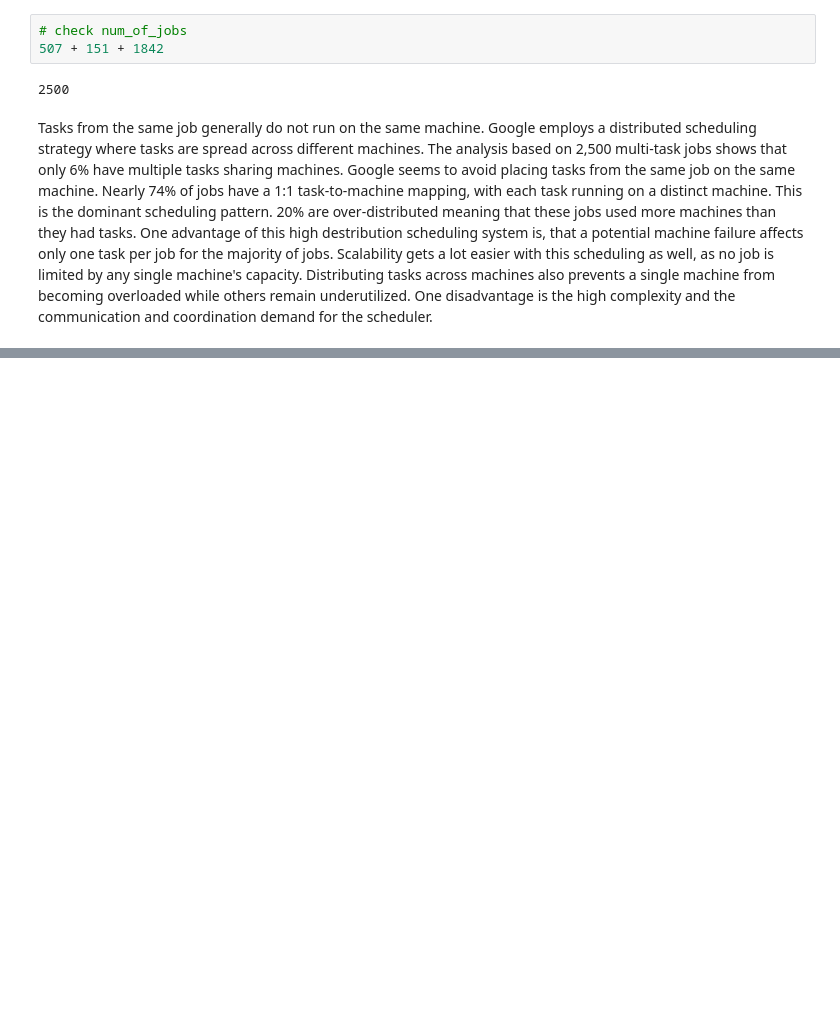
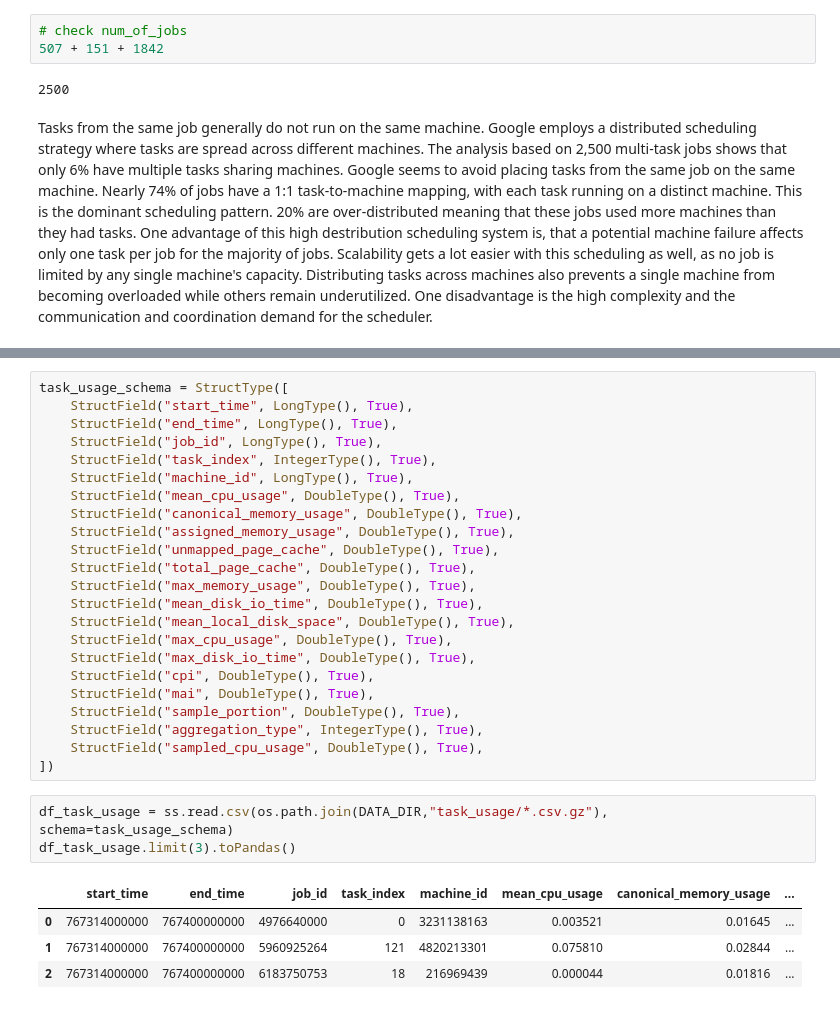
Before and after one commit to len-rtz/LDMS-google-traces-spark, a Jupyter notebook: google_cluster_analysis.ipynb, the cells around one changed output, grey strips where cells are left out. Cells and saved outputs as stored; diff of their text form; blank space fills up the shorter version.

```diff
--- a/google_cluster_analysis.ipynb
+++ b/google_cluster_analysis.ipynb
@@ -708,0 +732,31 @@ Tasks from the same job generally do not run on the same machine. Google employs
+# %%
+task_usage_schema = StructType([
+    StructField("start_time", LongType(), True),
+    StructField("end_time", LongType(), True),
+    StructField("job_id", LongType(), True),
+    StructField("task_index", IntegerType(), True),
+    StructField("machine_id", LongType(), True),
+    StructField("mean_cpu_usage", DoubleType(), True),
+    StructField("canonical_memory_usage", DoubleType(), True),
+    StructField("assigned_memory_usage", DoubleType(), True),
+    StructField("unmapped_page_cache", DoubleType(), True),
+    StructField("total_page_cache", DoubleType(), True),
+    StructField("max_memory_usage", DoubleType(), True),
+    StructField("mean_disk_io_time", DoubleType(), True),
+    StructField("mean_local_disk_space", DoubleType(), True),
+    StructField("max_cpu_usage", DoubleType(), True),
+    StructField("max_disk_io_time", DoubleType(), True),
+    StructField("cpi", DoubleType(), True),
+    StructField("mai", DoubleType(), True),
+    StructField("sample_portion", DoubleType(), True),
+    StructField("aggregation_type", IntegerType(), True),
+    StructField("sampled_cpu_usage", DoubleType(), True),
+])
+# %%
+df_task_usage = ss.read.csv(os.path.join(DATA_DIR,"task_usage/*.csv.gz"), schema=task_usage_schema)
+df_task_usage.limit(3).toPandas()
+# %% [output]
+|  | start_time | end_time | job_id | task_index | machine_id | mean_cpu_usage | canonical_memory_usage | ... |
+| 0 | 767314000000 | 767400000000 | 4976640000 | 0 | 3231138163 | 0.003521 | 0.01645 | ... |
+| 1 | 767314000000 | 767400000000 | 5960925264 | 121 | 4820213301 | 0.075810 | 0.02844 | ... |
+| 2 | 767314000000 | 767400000000 | 6183750753 | 18 | 216969439 | 0.000044 | 0.01816 | ... |
```
Also changed, not shown: parts of 37 cells of this notebook.
